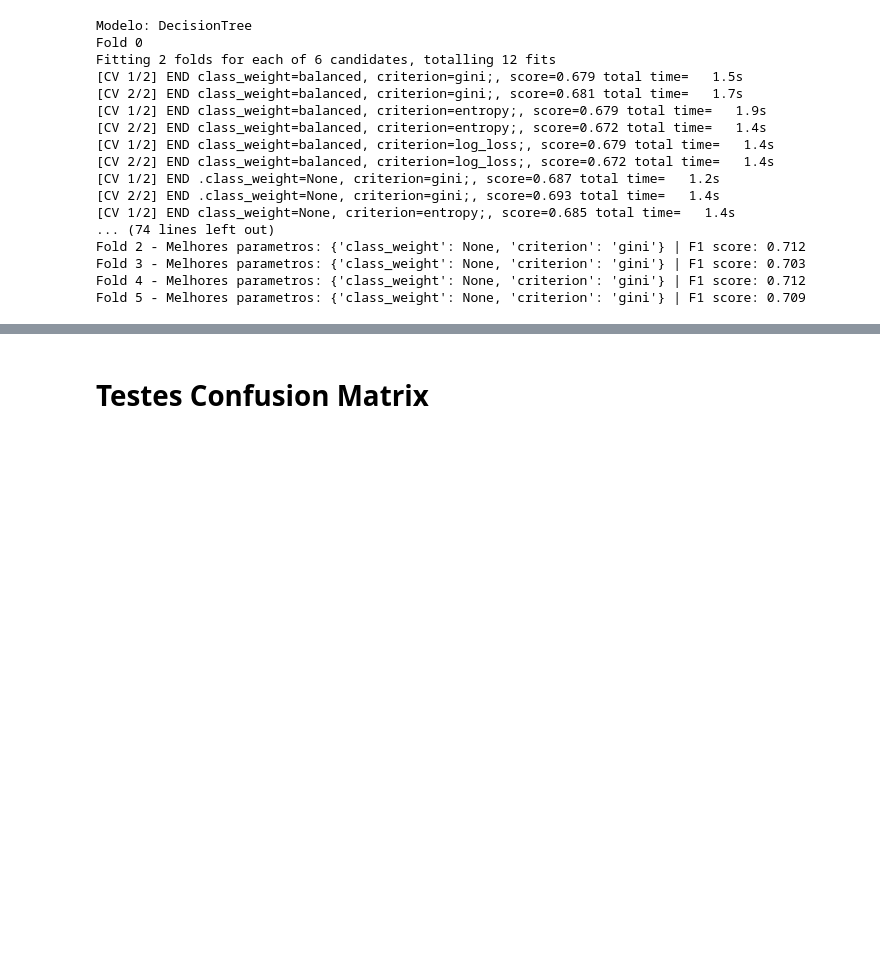
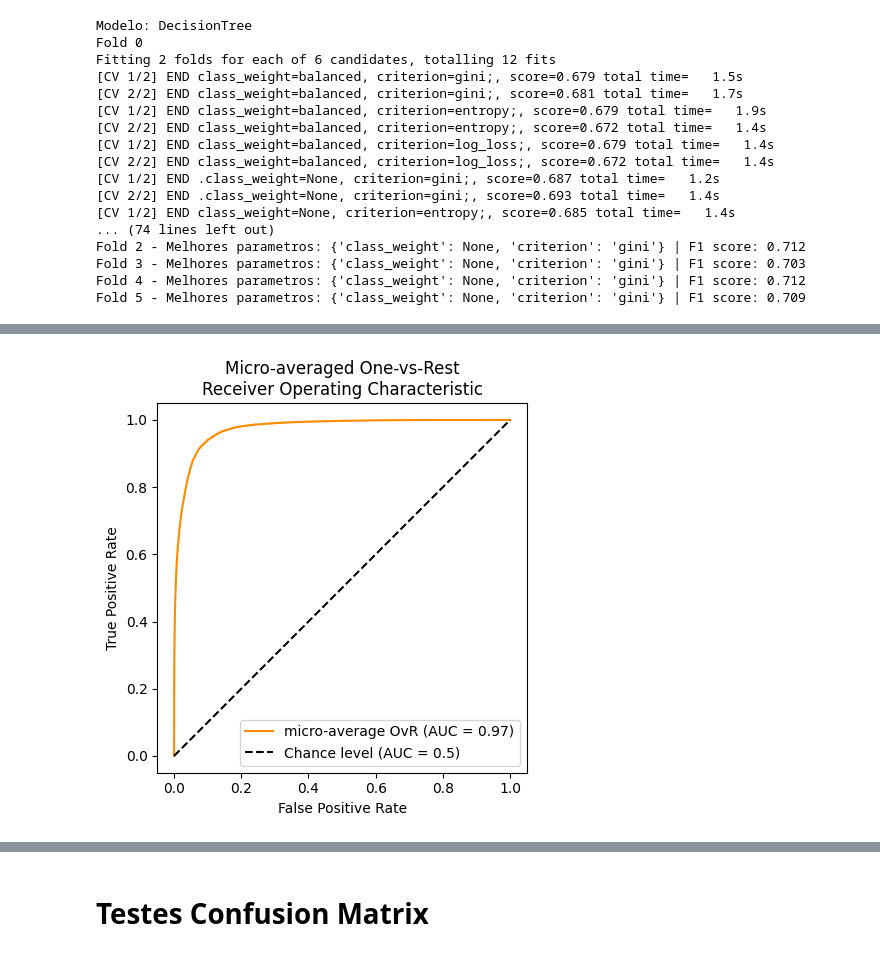
Before and after one commit to olini/pes-aprendizagem-maquina-1, a Jupyter notebook: notebook.ipynb, the cells around one changed output, grey strips where cells are left out. Saved outputs shown, nothing was run; the diff lists cells and outputs as text; code cells hidden in the pictures; blank space fills up the shorter version.

```diff
--- a/notebook.ipynb
+++ b/notebook.ipynb
@@ -104,3 +117,21 @@ df_data.head()
 # %%
 # decodifica string de target
 df_data["target"] = df_data["target"].str.decode("utf-8")
+# %%
+from scipy.io.arff import loadarff
+import pandas as pd
+from sklearn.model_selection import StratifiedKFold
+
+raw_data = loadarff('data/dataset.arff')
+df_data = pd.DataFrame(raw_data[0])
+
+# decodifica string de target
+df_data["target"] = df_data["target"].str.decode("utf-8")
+
+X = df_data.drop(columns=["id", "target"])
+y = df_data[["target"]]
+skf = StratifiedKFold(n_splits=10, random_state=4, shuffle=True)
+for i, (train_index, test_index) in enumerate(skf.split(X, y)):
+    print(f"Fold {i}")
+    print(f"train_index[0] = {train_index[0]} | train_index[-1] = {train_index[-1]}")
+    print(f"test_index[0] = {test_index[0]} | test_index[-1] = {test_index[-1]}")
@@ -171,0 +276,16 @@ Fold 5 - Melhores parametros: {'class_weight': None, 'criterion': 'gini'} | F1 s
+# %%
+RocCurveDisplay.from_predictions(
+    y_onehot_test.ravel(),
+    y_pred_score.ravel(),
+    name="micro-average OvR",
+    color="darkorange",
+    plot_chance_level=True,
+)
+plt.axis("square")
+plt.xlabel("False Positive Rate")
+plt.ylabel("True Positive Rate")
+plt.title("Micro-averaged One-vs-Rest\nReceiver Operating Characteristic")
+plt.legend()
+plt.show()
+# %% [output]
+[figure, added]
```
Also changed, not shown: parts of 14 cells of this notebook, 6 other files.
